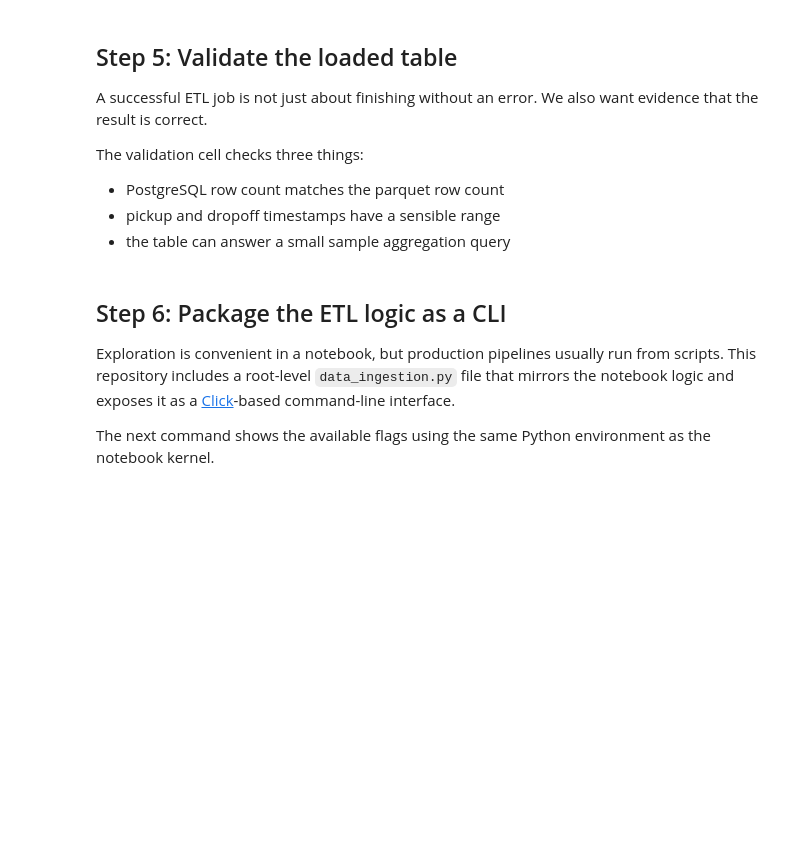
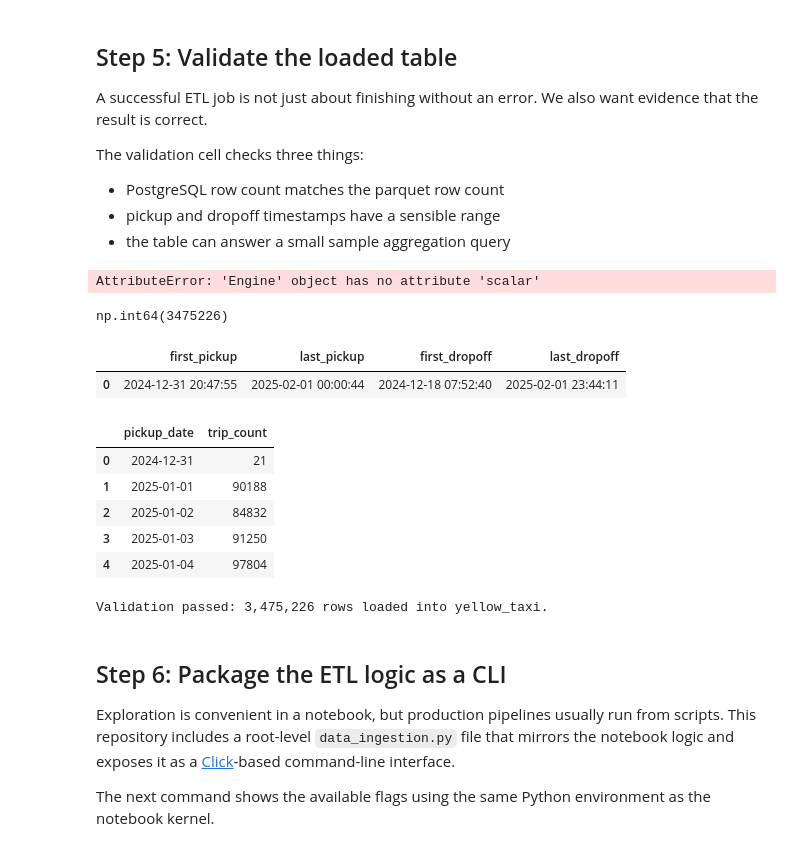
Before and after one commit to carpetcrawler78/mle-data-pipeline-and-modeling, a Jupyter notebook: 02-load-data.ipynb, the cells around one changed output. Saved outputs shown, nothing was run; the diff lists cells and outputs as text; code cells hidden in the pictures; blank space fills up the shorter version.

Commit message:
Save uncommitted local progress

```diff
--- a/02-load-data.ipynb
+++ b/02-load-data.ipynb
@@ -112,15 +159,15 @@ This notebook expects the database from chapter 1 to be running at `localhost:54
 
 `create_engine(...)` creates a connection factory, not an immediate live connection. That is why the next cell performs an explicit `SELECT 1`: it forces a quick preflight check and gives a clear error before the heavy load step starts.
 # %%
-CONNECTION_URL = "postgresql://postgres:postgres@localhost:5432/ny_taxi"
-engine = create_engine(CONNECTION_URL)
+CONNECTION_URL = "postgresql://postgres:postgres@localhost:5433/ny_taxi" #port 5433 not 5432 since conflict with already running db@5432
+engine = create_engine(CONNECTION_URL) #SQLAlchemy
 
 try:
     with engine.connect() as connection:
         connection.execute(text("SELECT 1"))
 except Exception as exc:
     raise RuntimeError(
-        "Could not connect to PostgreSQL at localhost:5432. "
+        "Could not connect to PostgreSQL at localhost:5433. "
         "Start the ny-taxi-db container from 01-setup-your-db.md and try again."
     ) from exc
 
@@ -177,3 +244,11 @@ The validation cell checks three things:
 - PostgreSQL row count matches the parquet row count
 - pickup and dropoff timestamps have a sensible range
 - the table can answer a small sample aggregation query
+# %%
+#row_count = pd.read_sql(
+#    text('SELECT COUNT(*) AS row_count FROM "yellow_taxi"'),
+ #   engine,
+#).iloc[0,0]
+row_count = engine.scalar(text('SELECT COUNT(*) AS row_count FROM "yellow_taxi"'))
+# %% [output]
+AttributeError: 'Engine' object has no attribute 'scalar'
@@ -180,46 +269,38 @@ The validation cell checks three things:
 # %%
-row_count_df = pd.read_sql(
-    text('SELECT COUNT(*) AS row_count FROM "yellow_taxi"'),
-    engine,
-)
-
-date_range_df = pd.read_sql(
-    text(
-        """
-        SELECT
-            MIN(tpep_pickup_datetime) AS first_pickup,
-            MAX(tpep_pickup_datetime) AS last_pickup,
-            MIN(tpep_dropoff_datetime) AS first_dropoff,
-            MAX(tpep_dropoff_datetime) AS last_dropoff
-        FROM "yellow_taxi"
-        """
-    ),
-    engine,
-)
-
 sample_daily_counts_df = pd.read_sql(
     text(
         """
         SELECT DATE(tpep_pickup_datetime) AS pickup_date, COUNT(*) AS trip_count
         FROM "yellow_taxi"
         GROUP BY 1
         ORDER BY 1
         LIMIT 5
         """
     ),
     engine,
 )
-
-display(row_count_df)
+# group by 1 = first SELECTED row, already transformed DATE(tpep....) i.e. "pcikup_date" - SAS: CALCULATED pickup_date
+display(row_count)
 display(date_range_df)
 display(sample_daily_counts_df)
 
-loaded_row_count = int(row_count_df.loc[0, "row_count"])
-assert loaded_row_count == total_rows, (
-    f"Row count mismatch: parquet has {total_rows:,} rows but PostgreSQL has {loaded_row_count:,}."
+#loaded_row_count = int(row_count_df.loc[0, "row_count"])
+assert row_count == total_rows, (
+    f"Row count mismatch: parquet has {total_rows:,} rows but PostgreSQL has {row_count:,}."
 )
 
-print(f"Validation passed: {loaded_row_count:,} rows loaded into {TABLE_NAME}.")
+print(f"Validation passed: {row_count:,} rows loaded into {TABLE_NAME}.")
+# %% [output]
+np.int64(3475226)
+|  | first_pickup | last_pickup | first_dropoff | last_dropoff |
+| 0 | 2024-12-31 20:47:55 | 2025-02-01 00:00:44 | 2024-12-18 07:52:40 | 2025-02-01 23:44:11 |
+|  | pickup_date | trip_count |
+| 0 | 2024-12-31 | 21 |
+| 1 | 2025-01-01 | 90188 |
+| 2 | 2025-01-02 | 84832 |
+| 3 | 2025-01-03 | 91250 |
+| 4 | 2025-01-04 | 97804 |
+Validation passed: 3,475,226 rows loaded into yellow_taxi.
 # %% [markdown]
 ## Step 6: Package the ETL logic as a CLI
 
```
Also changed, not shown: parts of 8 cells of this notebook, 2 other files.
